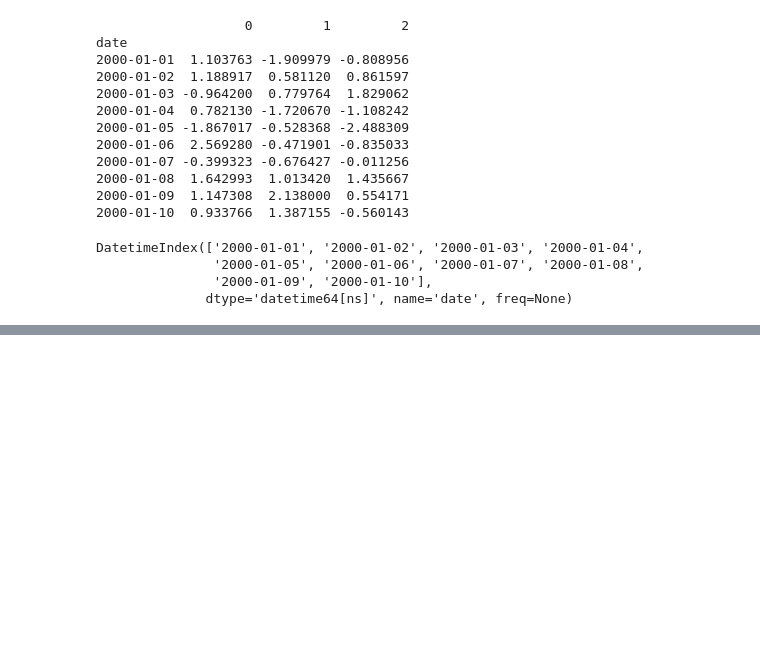
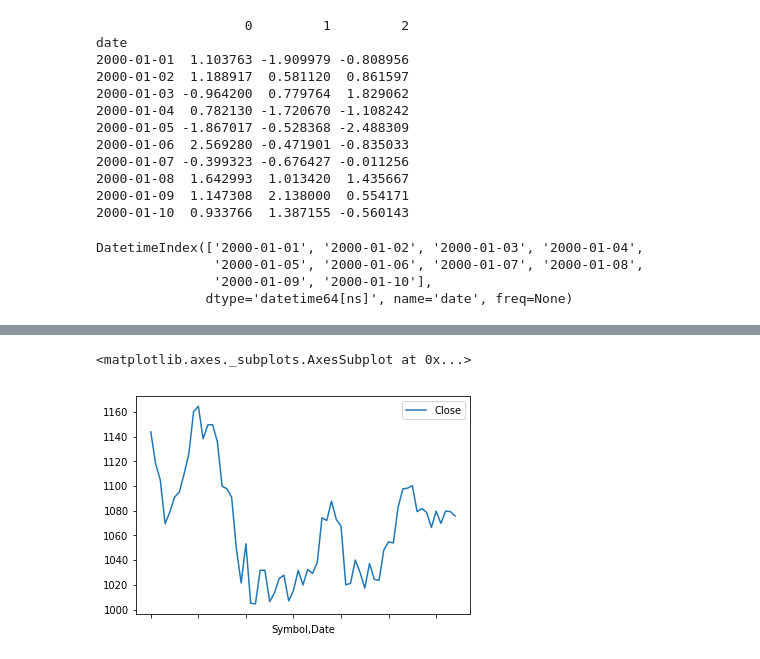
Before and after one commit to ZhengHuiChen/LearningPandas, a Jupyter notebook: Chapter 1.ipynb, the cells around one changed output, grey strips where cells are left out. Drawn from its saved outputs; the diff is of its cells as text; code cells hidden in the pictures; blank space fills up the shorter version.

Commit message:
Plotting financial data

```diff
--- a/Chapter 1.ipynb
+++ b/Chapter 1.ipynb
@@ -512,0 +515,12 @@ DatetimeIndex(['2000-01-01', '2000-01-02', '2000-01-03', '2000-01-04',
+# %%
+# imports for reading data from MorningStar
+from pandas_datareader import DataReader
+from datetime import date
+from dateutil.relativedelta import relativedelta
+
+# read the last three months of data for GOOG
+goog = DataReader("GOOG", "morningstar", date.today() + relativedelta(months=-3))
+
+# the result is a DataFrame
+# and this gives the 5 most recent prices
+goog.tail()
@@ -512,0 +535,6 @@ DatetimeIndex(['2000-01-01', '2000-01-02', '2000-01-03', '2000-01-04',
+# %%
+# plot the closing price of GOOG
+goog.plot(y='Close')
+# %% [output]
+<matplotlib.axes._subplots.AxesSubplot at 0x...>
+[figure, added]
```
Also changed, not shown: parts of 2 cells of this notebook.
